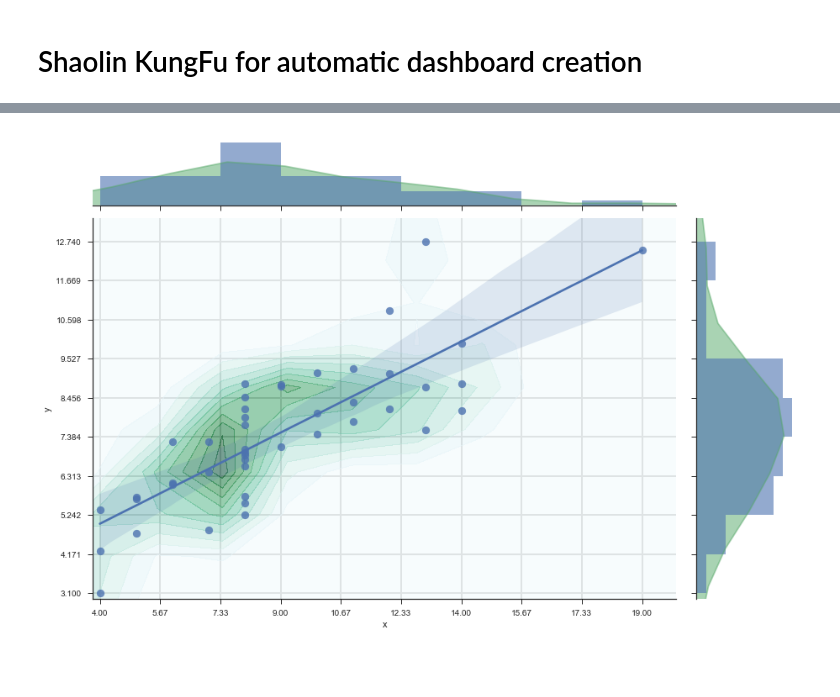
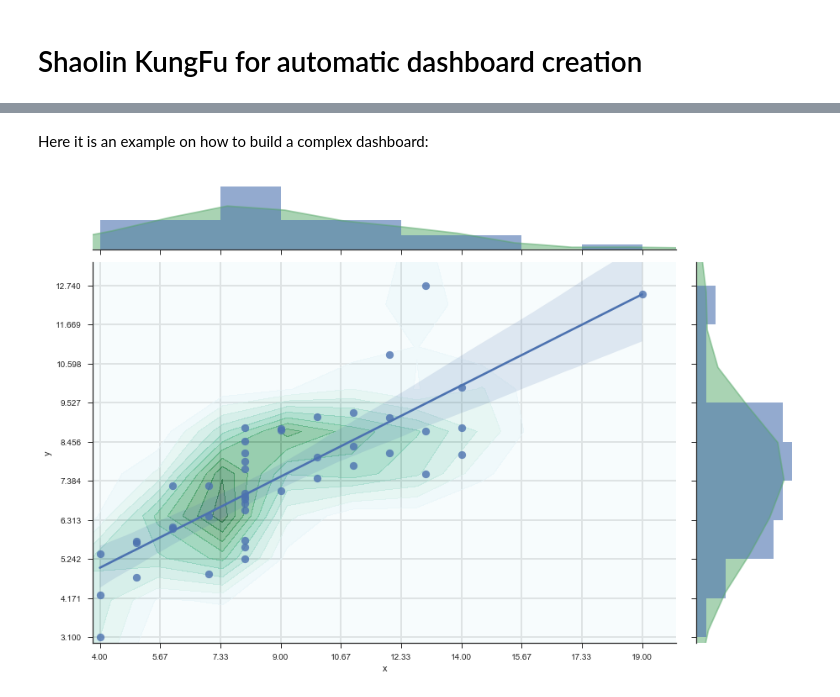
Before and after one commit to HCsoft-RD/shaolin, a Jupyter notebook: examples/Automatic-dashboard-creation.ipynb, the cells around one changed output, grey strips where cells are left out. Drawn from its saved outputs; the diff is of its cells as text; code cells hidden in the pictures; blank space fills up the shorter version.

```diff
--- a/examples/Automatic-dashboard-creation.ipynb
+++ b/examples/Automatic-dashboard-creation.ipynb
@@ -42,6 +61,10 @@ kf() #calling the dashboard returns a kwargs dict
+# %%
+from IPython.core.display import display
+import seaborn as sns
+%matplotlib inline
+sns.set(style="ticks")
+data = sns.load_dataset("anscombe")
 # %%
-data = df
-
 #general
 title = '#Exploratory plots$N=title&D='
 marginals = "@['Both','None','Histogram','KDE']$d=Marginals"
@@ -370,5 +222,0 @@ KungFu?
-# %%
-
-DensityPlot(df)[0]
-# %% [output]
-[figure, removed]
@@ -376,0 +223,2 @@ KungFu?
+# %% [markdown]
+Here it is an example on how to build a complex dashboard:
@@ -376,0 +372,4 @@ KungFu?
+# %%
+DensityPlot(data)[0]
+# %% [output]
+[figure, added]
```
Also changed, not shown: parts of 28 cells of this notebook, 1 other file.
